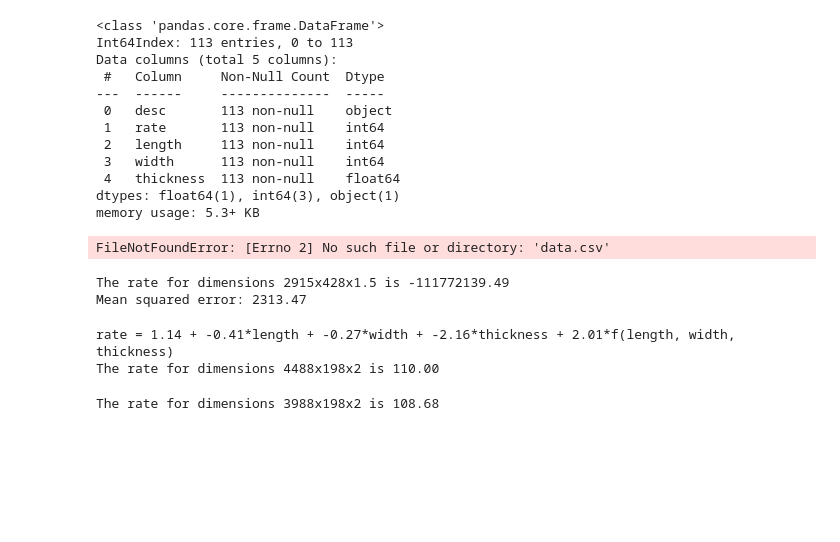
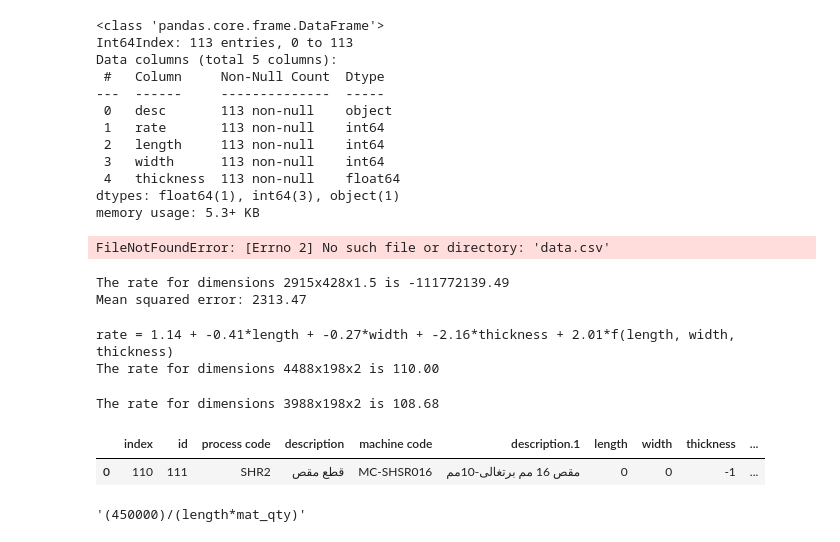
Before and after one commit to AbdallhOmarr/Routing-sheet-project, a Jupyter notebook: notebook.ipynb, the cells around one changed output. Saved outputs shown, nothing was run; the diff lists cells and outputs as text; code cells hidden in the pictures; blank space fills up the shorter version.

Commit message:
added equation

```diff
--- a/notebook.ipynb
+++ b/notebook.ipynb
@@ -598,0 +601,8 @@ The rate for dimensions 3988x198x2 is 108.68
+# %%
+process = pd.read_excel("Route.xlsm",sheet_name="rates")
+# %%
+process_vector = process[process["process code"]=="SHR2"].reset_index()
+process_vector
+# %% [output]
+|  | index | id | process code | description | machine code | description.1 | length | width | thickness | ... |
+| 0 | 110 | 111 | SHR2 | قطع مقص | MC-SHSR016 | مقص 16 مم برتغالى-10مم | 0 | 0 | -1 | ... |
@@ -598,0 +611,4 @@ The rate for dimensions 3988x198x2 is 108.68
+# %%
+equation
+# %% [output]
+'(450000)/(length*mat_qty)'
```
Also changed, not shown: parts of 3 cells of this notebook, 13 other files.
